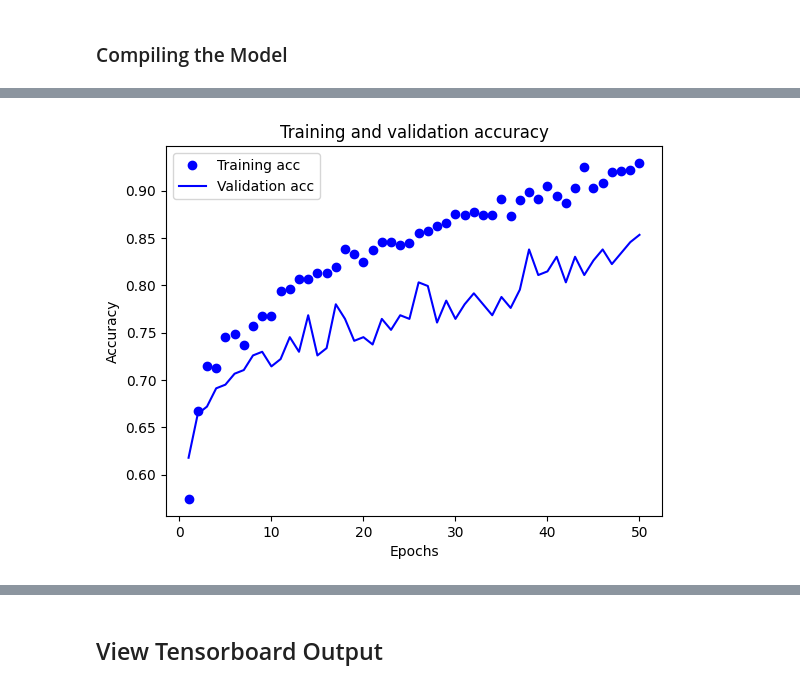
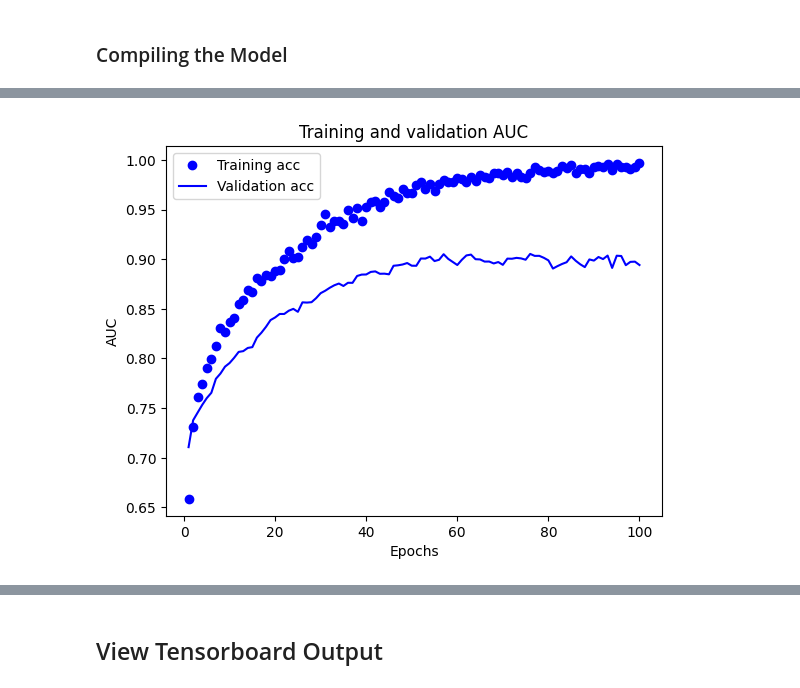
Before and after one commit to 1-gut/machine_learning_for_ibd_fatigue, a Jupyter notebook: 6_tensorflow_trial.ipynb, the cells around one changed output, grey strips where cells are left out. Saved outputs shown, nothing was run; the diff lists cells and outputs as text; code cells hidden in the pictures.

Commit message:
Add DNN AUC, FPR, and TPR metrics for TensorFlow models and update IBD model metrics

```diff
--- a/6_tensorflow_trial.ipynb
+++ b/6_tensorflow_trial.ipynb
@@ -118,7 +118,7 @@ GroupShuffleSplit used to ensure same participant only appears in either train o
 # First split into train and temp 70% train, 30% temp which will be split 50:50 into 15% val and 15% test
 
 # GroupShuffleSplit
-splitter = GroupShuffleSplit(test_size=0.4, n_splits=1, random_state=random_seed)
+splitter = GroupShuffleSplit(test_size=0.36, n_splits=1, random_state=random_seed)
 
 # Perform the split
 for train_idx, test_idx in splitter.split(df, groups=df["study_id"]):
@@ -132,7 +132,7 @@ y_train = train_data["fatigue_outcome"]
 groups = train_data["study_id"]  # Group variable for GroupKFold cross-validation
 
 temp_data_splitter = GroupShuffleSplit(
-    test_size=0.5, n_splits=1, random_state=random_seed
+    test_size=0.56, n_splits=1, random_state=random_seed
 )
 
 # Perform the split
@@ -172,17 +172,18 @@ model = keras.Sequential(
 
 log_dir = "logs/" + datetime.datetime.now().strftime("%Y%m%d-%H%M%S")
 tensorboard_callback = tf.keras.callbacks.TensorBoard(log_dir=log_dir, histogram_freq=1)
+early_stopping_callback = tf.keras.callbacks.EarlyStopping(monitor="auc", patience=10, restore_best_weights=True)
 # %% [markdown]
 ### Compiling the Model
 # %%
-model.compile(optimizer="rmsprop", loss="binary_crossentropy", metrics=["accuracy", AUC()])
+model.compile(optimizer="rmsprop", loss="binary_crossentropy", metrics=[AUC()])
 # %%
 history = model.fit(
     X_train,
     y_train,
     batch_size=32,
-    epochs=50,
+    epochs=100,
     validation_data=(X_val, y_val),
-    callbacks=[tensorboard_callback],
+    callbacks=[early_stopping_callback, tensorboard_callback],
 )
 # %% [output]
@@ -264,18 +265,18 @@ plt.show()
 # %%
 plt.clf()
-acc = history_dict["accuracy"]
-val_acc = history_dict["val_accuracy"]
+acc = history_dict["auc"]
+val_acc = history_dict["val_auc"]
 plt.plot(epochs, acc, "bo", label="Training acc")
 plt.plot(epochs, val_acc, "b", label="Validation acc")
-plt.title("Training and validation accuracy")
+plt.title("Training and validation AUC")
 plt.xlabel("Epochs")
-plt.ylabel("Accuracy")
+plt.ylabel("AUC")
 plt.legend()
-save_path = output_path + file_prefix + "_training_vs_validation_accuracy.png"
+save_path = output_path + file_prefix + "_training_vs_validation_auc.png"
 plt.savefig(save_path, dpi=300, bbox_inches="tight")
 plt.show()
 # %% [output]
-[figure, old version]
+[figure, new version]
 # %%
 results = model.evaluate(X_test, y_test)
 # %% [output]
```
Also changed, not shown: parts of 14 cells of this notebook, 30 other files.
